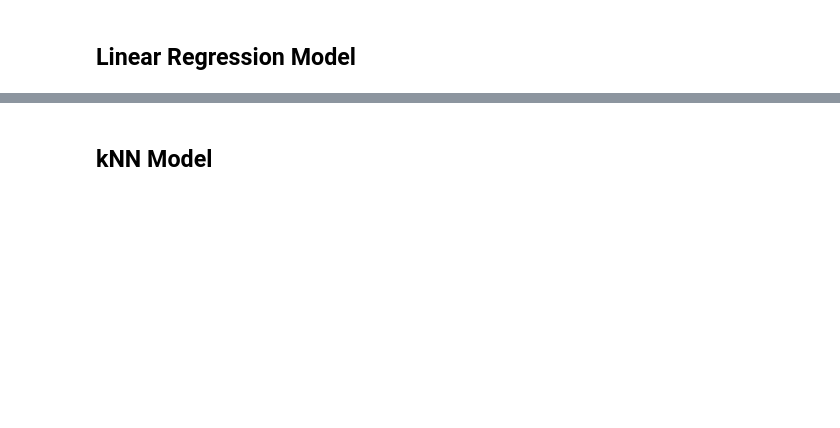
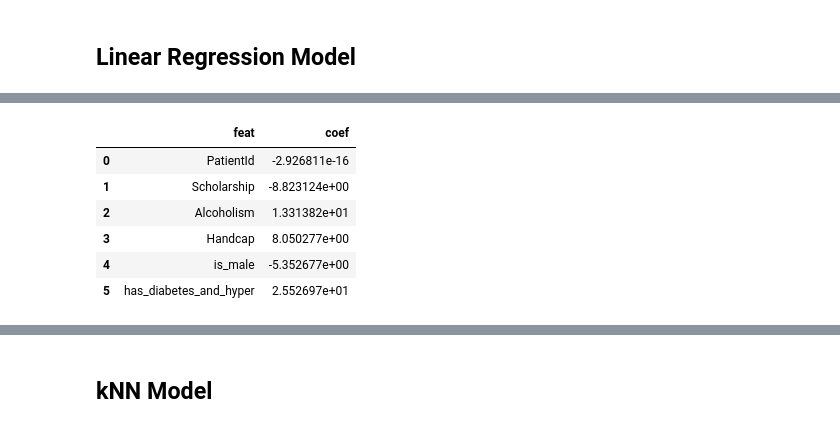
Before and after one commit to mgalaviz1/my_work, a Jupyter notebook: week7/KNN_assignment.ipynb, the cells around one changed output, grey strips where cells are left out. Cells and saved outputs as stored; diff of their text form; code cells hidden in the pictures; blank space fills up the shorter version.

```diff
--- a/week7/KNN_assignment.ipynb
+++ b/week7/KNN_assignment.ipynb
@@ -250,0 +369,2 @@ df = df.drop(columns=drop_cols)
+# %%
+X_train, X_test, y_train, y_test = train_test_split(X, y, test_size=0.2, random_state=42, stratify=y)
@@ -251,13 +380,10 @@ df = df.drop(columns=drop_cols)
 # %% [markdown]
 ## Linear Regression Model
-# %%
-X_train, X_test, y_train, y_test = train_test_split(X, y, test_size=0.2, random_state = 42)
-# %%
-model = LinearRegression()
-model.fit(X_train, y_train)
-
-train_score = model.score(X_train, y_train)
-test_score = model.score(X_test, y_test)
-
-print(f'Train Score: {train_score}')
-print(f'Test Score: {test_score}')
+# %%
+grid = {"alpha": [0.0001, 0.001, 0.01, 0.1], "l1_ratio": [0.1, 0.5, 0.75, 1]}
+elasticnet_cv = GridSearchCV(ElasticNet(), grid, verbose=1)
+elasticnet_cv.fit(X_train, y_train)
+
+print(f"selected alpha: {elasticnet_cv.best_estimator_.alpha}")
+print(f"selected l1_ratio: {elasticnet_cv.best_estimator_.l1_ratio}")
+elasticnet_cv.best_estimator_.coef_
@@ -264,2 +398,15 @@ print(f'Test Score: {test_score}')
+# %%
+coef_df = pd.DataFrame()
+coef_df["feat"] = X_train.columns
+coef_df["coef"] = elasticnet_cv.best_estimator_.coef_
+coef_df
+# %% [output]
+|  | feat | coef |
+| 0 | PatientId | -2.926811e-16 |
+| 1 | Scholarship | -8.823124e+00 |
+| 2 | Alcoholism | 1.331382e+01 |
+| 3 | Handcap | 8.050277e+00 |
+| 4 | is_male | -5.352677e+00 |
+| 5 | has_diabetes_and_hyper | 2.552697e+01 |
 # %%
 X_train_const = sm.add_constant(X_train)
```
Also changed, not shown: parts of 38 cells of this notebook, 1 other file.
